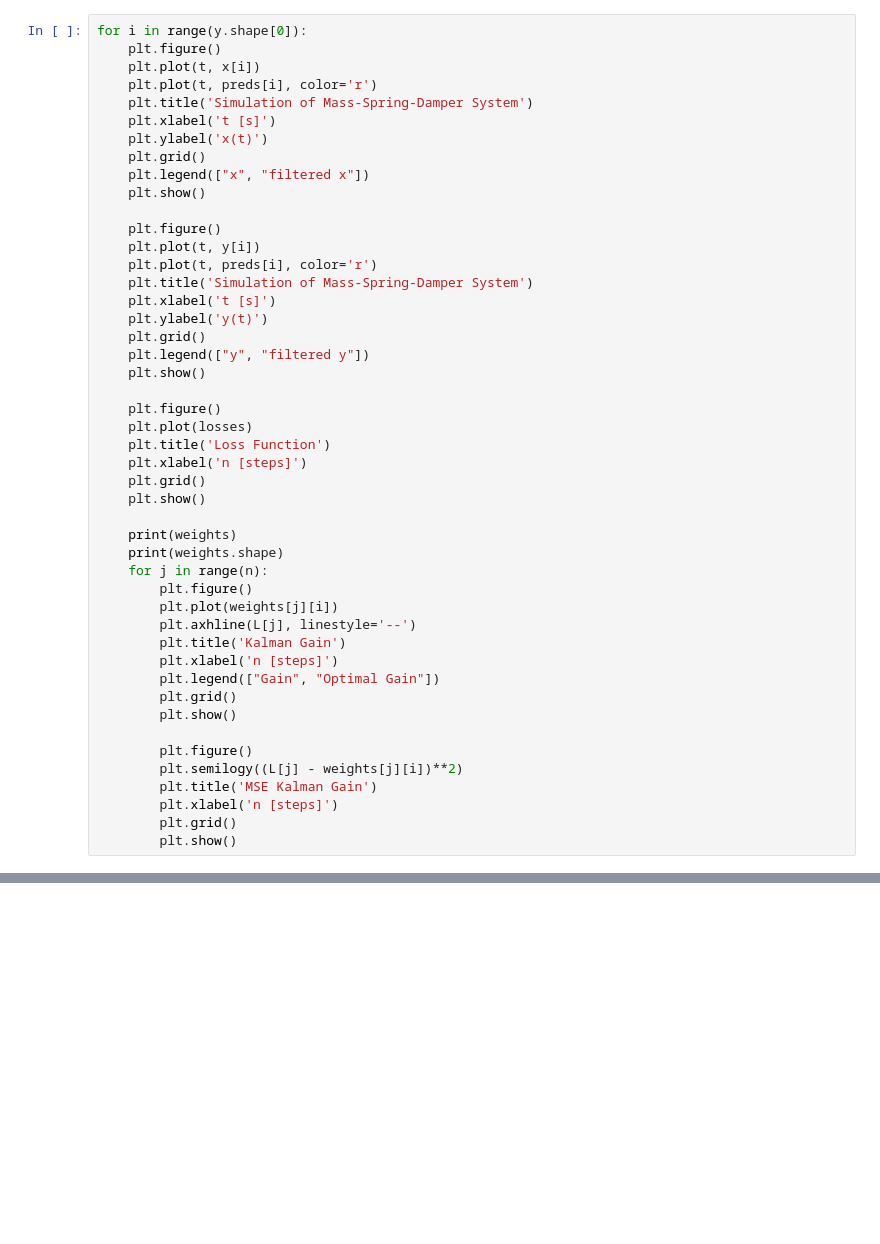
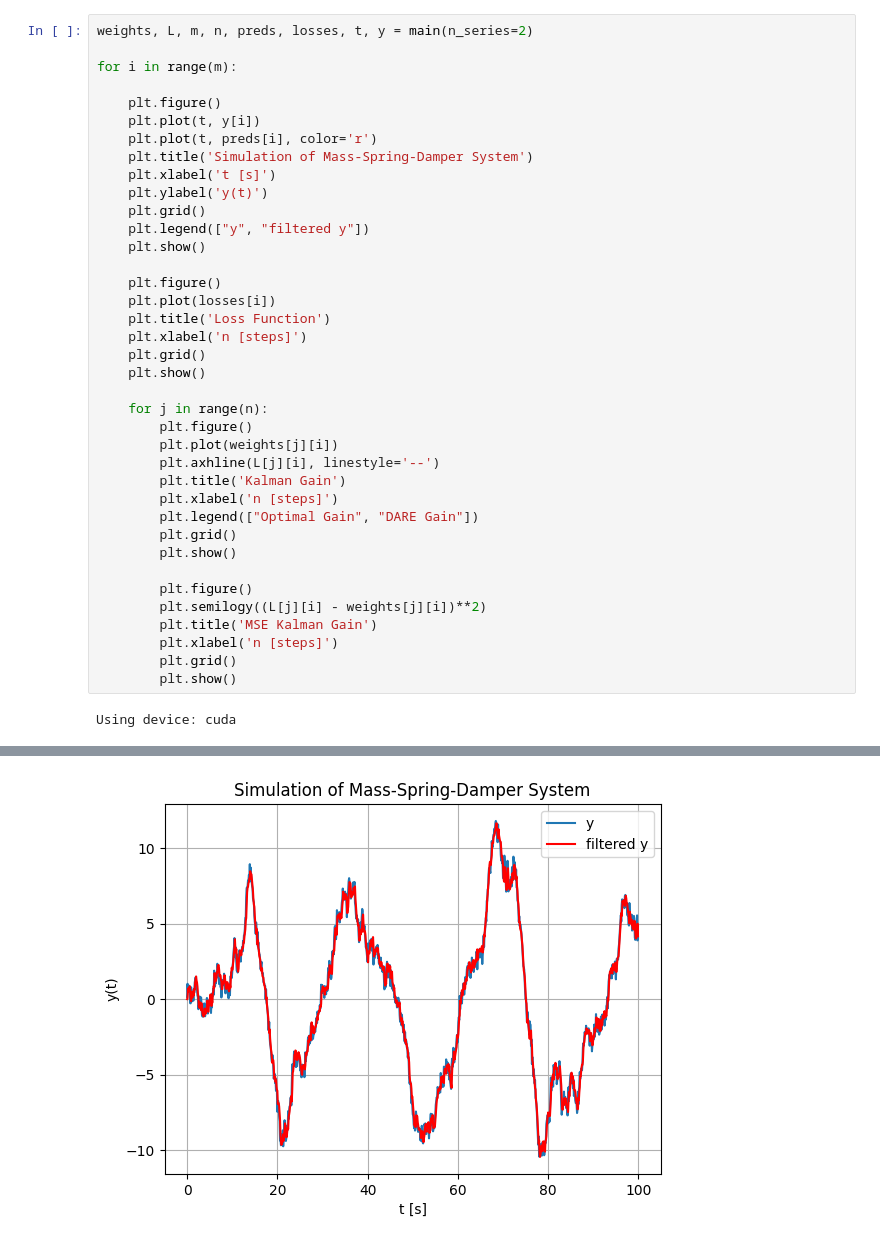
Before and after one commit to rjbaw/dd_kalman, a Jupyter notebook: examples/example.ipynb, the cells around one changed output, grey strips where cells are left out. Saved outputs shown, nothing was run; the diff lists cells and outputs as text; blank space fills up the shorter version.

```diff
--- a/examples/example.ipynb
+++ b/examples/example.ipynb
@@ -198,14 +435,7 @@ Using device: cuda
 # %%
-for i in range(y.shape[0]):
-    plt.figure()
-    plt.plot(t, x[i])
-    plt.plot(t, preds[i], color='r')
-    plt.title('Simulation of Mass-Spring-Damper System')
-    plt.xlabel('t [s]')
-    plt.ylabel('x(t)')
-    plt.grid()
-    plt.legend(["x", "filtered x"])
-    plt.show()
+weights, L, m, n, preds, losses, t, y = main(n_series=2)
+
+for i in range(m):
 
     plt.figure()
     plt.plot(t, y[i])
@@ -218,27 +448,27 @@ for i in range(y.shape[0]):
     plt.show()
 
     plt.figure()
-    plt.plot(losses)
+    plt.plot(losses[i])
     plt.title('Loss Function')
     plt.xlabel('n [steps]')
     plt.grid()
     plt.show()
 
-    print(weights)
-    print(weights.shape)
     for j in range(n):
         plt.figure()
         plt.plot(weights[j][i])
-        plt.axhline(L[j], linestyle='--')
+        plt.axhline(L[j][i], linestyle='--')
         plt.title('Kalman Gain')
         plt.xlabel('n [steps]')
-        plt.legend(["Gain", "Optimal Gain"])
+        plt.legend(["Optimal Gain", "DARE Gain"])
         plt.grid()
         plt.show()
 
         plt.figure()
-        plt.semilogy((L[j] - weights[j][i])**2)
+        plt.semilogy((L[j][i] - weights[j][i])**2)
         plt.title('MSE Kalman Gain')
         plt.xlabel('n [steps]')
         plt.grid()
         plt.show()
+# %% [output]
+Using device: cuda
@@ -244,0 +492 @@ for i in range(y.shape[0]):
+[figure, added]
```
Also changed, not shown: parts of 6 cells of this notebook, 5 other files.
